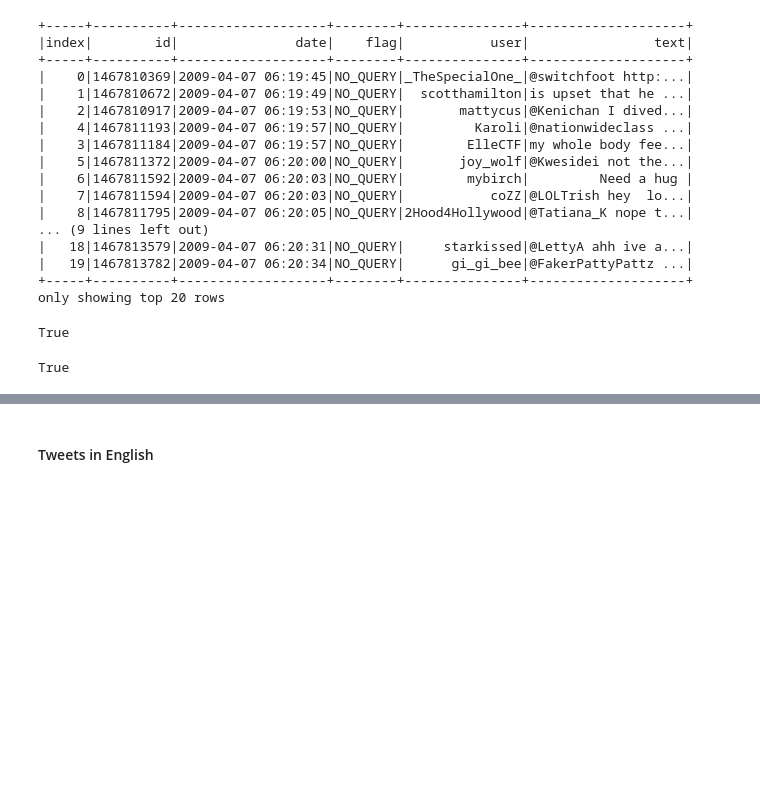
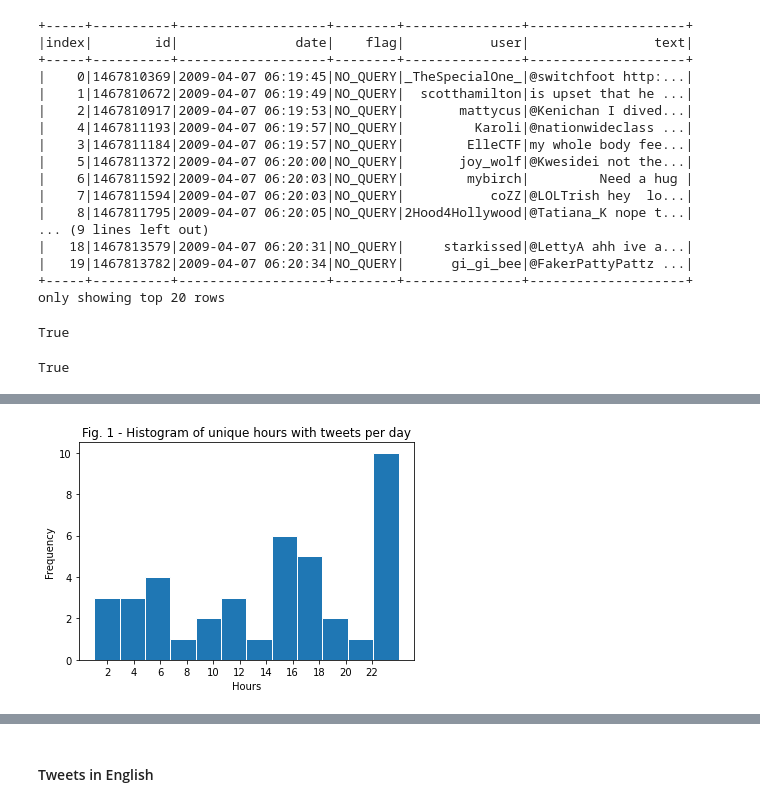
Before and after one commit to Carloselrecharlie/BD_assessment, a Jupyter notebook: sba22448_Integrated_CA.ipynb, the cells around one changed output, grey strips where cells are left out. Cells and saved outputs as stored; diff of their text form; code cells hidden in the pictures; blank space fills up the shorter version.

```diff
--- a/sba22448_Integrated_CA.ipynb
+++ b/sba22448_Integrated_CA.ipynb
@@ -208,0 +260,5 @@ maximum date:  2009-06-25 18:28:31
+# %%
+#grouping by date and count unique hours. Extranting features with module 'functions'. Counts the unique hours per day and aggregates the totals in a new column
+hourlyPerDay = tweetsDf.groupBy(F.to_date('date').alias('date')).agg(F.countDistinct(F.hour('date')).alias('uniqueHourCount'))
+
+hourlyPerDay.orderBy(desc('uniqueHourCount')).show()
@@ -208,0 +338,13 @@ maximum date:  2009-06-25 18:28:31
+# %%
+#transforming to pandas for the histogram
+plt.hist(hourlyPerDay.toPandas()['uniqueHourCount'], bins=12, edgecolor='white')
+
+#Arranging axis labels, ticks, title
+plt.xlabel('Hours')
+plt.ylabel('Frequency')
+plt.xticks(np.arange(2,24,2)) #Adjusting xticks to the bins
+plt.title('Fig. 1 - Histogram of unique hours with tweets per day')
+
+plt.show()
+# %% [output]
+[figure, added]
```
Also changed, not shown: parts of 60 cells of this notebook.
